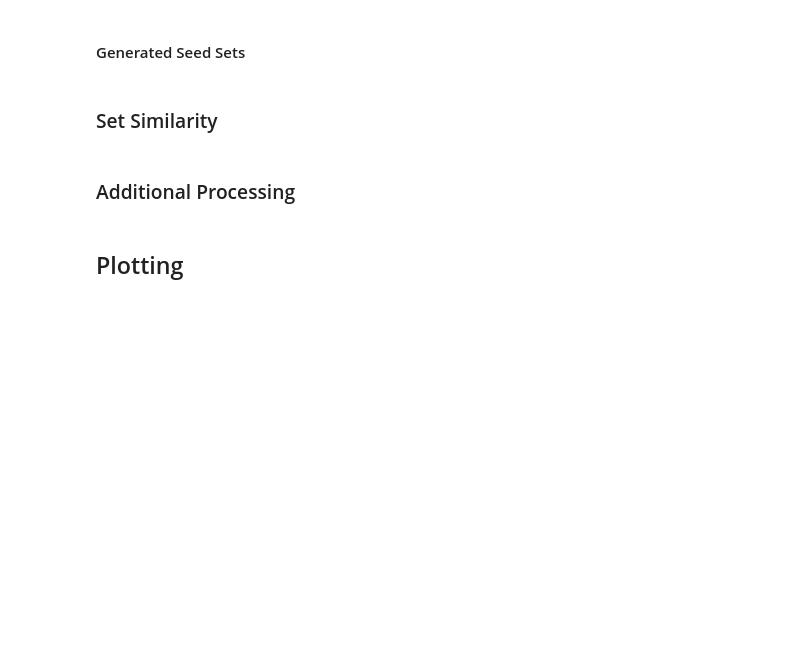
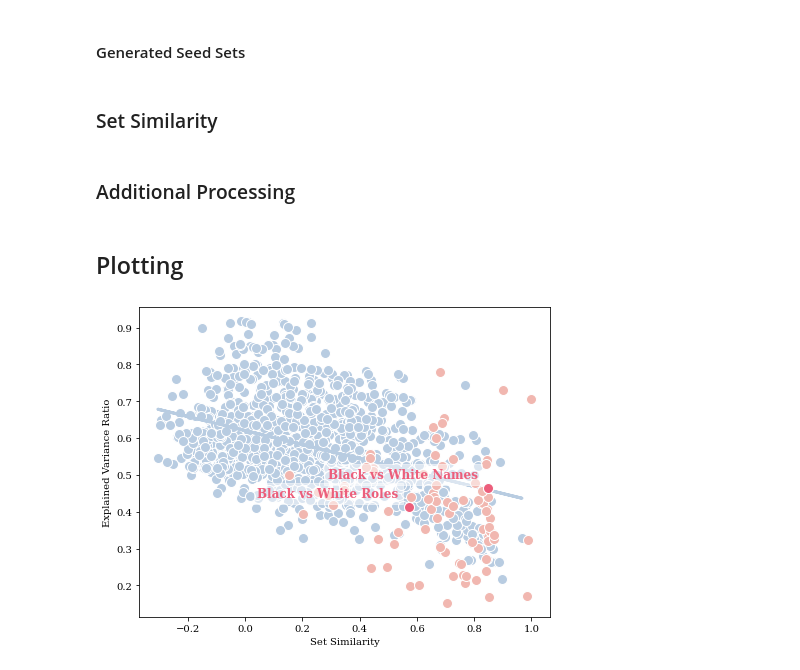
Before and after one commit to thesofakillers/badder-seeds, a Jupyter notebook: notebooks/fig_5.ipynb, the cells around one changed output. Saved outputs shown, nothing was run; the diff lists cells and outputs as text; code cells hidden in the pictures; blank space fills up the shorter version.

```diff
--- a/notebooks/fig_5.ipynb
+++ b/notebooks/fig_5.ipynb
@@ -224,7 +127,7 @@ gathered_exp_var = [
 #### Generated Seed Sets
 # %%
 generated_pca_models = [
-    metrics.do_pca_embeddings(set_a, set_b, 10)
+    metrics.do_pca_embeddings(set_a, set_b, 3)
     for (set_a, set_b) in (generated_emb_pairs)
 ]
 # %%
@@ -236,12 +139,12 @@ generated_exp_var = [
 ### Set Similarity
 # %%
 gathered_set_sim = [
-    metrics.set_similarity(set_a, set_b, False)
+    metrics.set_similarity(set_a, set_b, True)
     for (set_a, set_b) in (gathered_emb_pairs)
 ]
 # %%
 generated_set_sim = [
-    metrics.set_similarity(set_a, set_b, False)
+    metrics.set_similarity(set_a, set_b, True)
     for (set_a, set_b) in (generated_emb_pairs)
 ]
 # %% [markdown]
@@ -252,30 +155,71 @@ gen_coef = np.polyfit(generated_set_sim, generated_exp_var, 1)
 gen_poly1d_fn = np.poly1d(gen_coef)
 # %% [markdown]
 ## Plotting
+# %%
+names_idx = pair_df[pair_df["ID_A"] == "white_names-Knoche_et_al_2019"].index.to_list()[
+    0
+]
+roles_idx = pair_df[
+    pair_df["ID_B"] == "caucasian_roles-Manzini_et_al_2019"
+].index.to_list()[0]
 # %%
 fig, ax = plt.subplots(1, 1)
 
 fig.set_size_inches(w=6.50127, h=5)
 
+# generated
 ax.plot(
     generated_set_sim,
     generated_exp_var,
     "o",
     generated_set_sim,
     gen_poly1d_fn(generated_set_sim),
     color="#B8CCE1",
     linewidth=3,
     markersize=10,
     markerfacecolor="#B8CCE1",
     markeredgecolor="white",
 )
+# gathered
 ax.plot(
     gathered_set_sim,
     gathered_exp_var,
     "o",
     markersize=10,
     markerfacecolor="#F1B7B0",
     markeredgecolor="white",
 )
 
+highlighted_set_sim = [gathered_set_sim[idx] for idx in [names_idx, roles_idx]]
+highlighted_exp_var = [gathered_exp_var[idx] for idx in [names_idx, roles_idx]]
+# highlighted gathered
+ax.plot(
+    highlighted_set_sim,
+    highlighted_exp_var,
+    "o",
+    markersize=10,
+    markerfacecolor="#EC5E7B",
+    markeredgecolor="white",
+)
+
+for i, label in enumerate(["Black vs White Names", "Black vs White Roles"]):
+    ax.annotate(
+        label,
+        (highlighted_set_sim[i], highlighted_exp_var[i]),
+        xytext=(-10, 10),
+        textcoords='offset points',
+        horizontalalignment="right",
+        color="#EC5E7B",
+        weight="heavy",
+        fontsize=12,
+        bbox=dict(facecolor='white', alpha=0.5, edgecolor='white')
+    )
+
+
+ax.set_xlabel("Set Similarity")
+ax.set_ylabel("Explained Variance Ratio")
+
+fig.set_tight_layout(True)
 plt.show()
+# %% [output]
+[figure, added]
```
Also changed, not shown: parts of 14 cells of this notebook.
